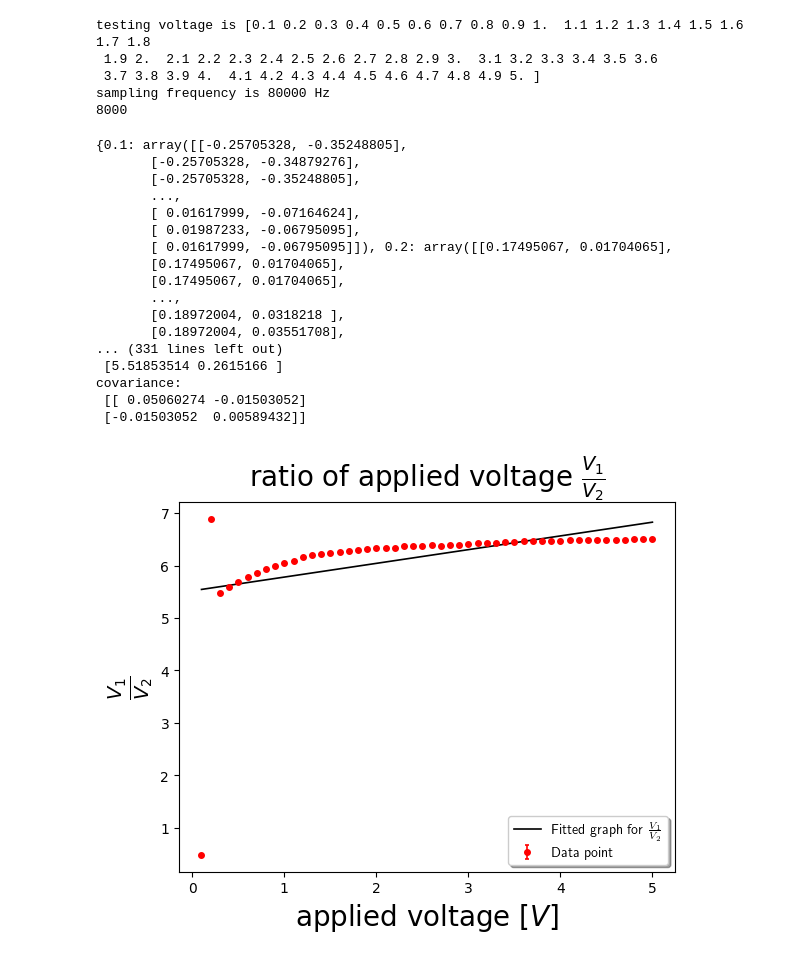
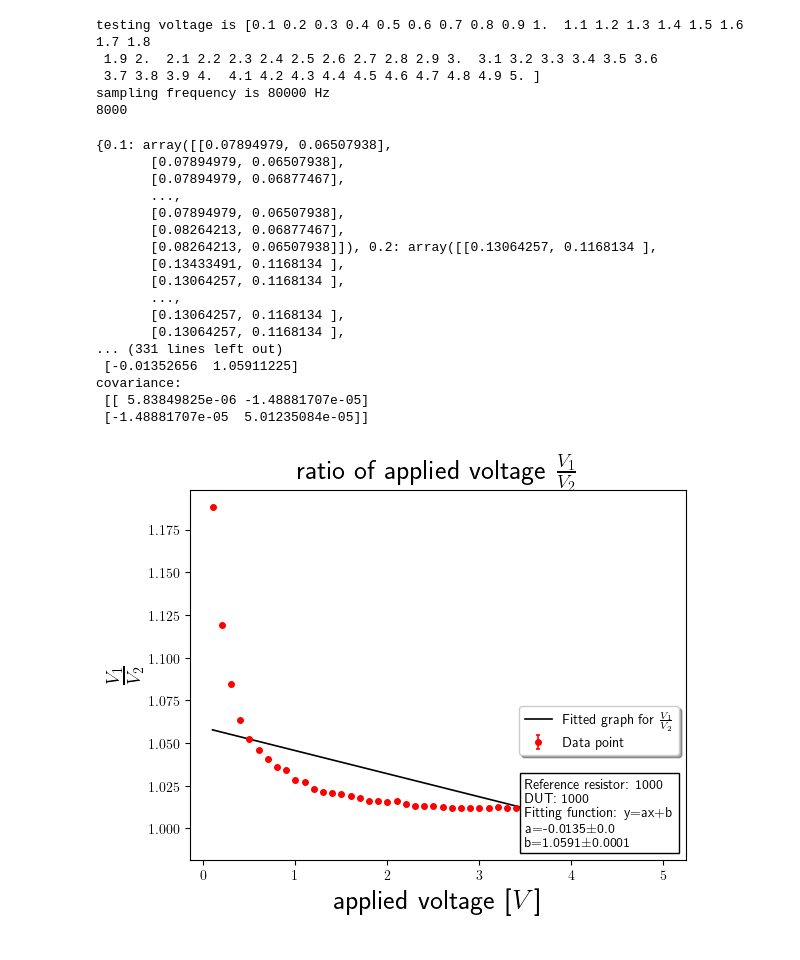
Before and after one commit to Chwanhee/ErrorAnalysis, a Jupyter notebook: step_1/step_1_1/step_1_1.ipynb, the cells around one changed output. Cells and saved outputs as stored; diff of their text form; code cells hidden in the pictures.

```diff
--- a/step_1/step_1_1/step_1_1.ipynb
+++ b/step_1/step_1_1/step_1_1.ipynb
@@ -14,7 +14,7 @@ zoroku = ad2.connect(0)      # connect to first(0th) ad2, give it the name 'zoro
 # Set the measurement parameters.
 
 res1 = 1000 # Values of the resistances in Ohms.
-res2 = 510
+res2 = 1000
 
 def prepare_measurement(inpt,hertz,points,settingoffset):
     ad2.config_wavegen(
@@ -64,7 +64,7 @@ for volt in n_volt:
 
         # Cheong SY. gives time to stabilise the signal,
         # but we shall ignore this step and analyse the impact of this.
-        time.sleep(0.1)
+        time.sleep(1)
 
         t, v0, v1 = ad2.measure_oscilloscope(zoroku)
         voltage = volt*np.ones(np.size(t))
@@ -72,7 +72,7 @@ for volt in n_volt:
         output = np.transpose(a)
         input_dict[round(volt,2)]=output
         ad2.stop_wavegen(zoroku, channel=0)
-with open("series_resistances.pkl","wb") as handle:
+with open("step1_ex1_res_"+str(res2)+'.pkl',"wb") as handle:
     pickle.dump(input_dict,handle,protocol=pickle.HIGHEST_PROTOCOL)
 # %% [output]
 testing voltage is [0.1 0.2 0.3 0.4 0.5 0.6 0.7 0.8 0.9 1.  1.1 1.2 1.3 1.4 1.5 1.6 1.7 1.8
@@ -84,7 +84,8 @@ sampling frequency is 80000 Hz
 import numpy as np
 from scipy.optimize import curve_fit
 import matplotlib.pyplot as plt
-with open("series_resistances.pkl","rb") as handle:
+import matplotlib
+with open("step1_ex1_res_"+str(res2)+'.pkl',"rb") as handle:
     A = pickle.load(handle)
 print(A)
 n = len(A)      # number of voltage
@@ -106,7 +107,7 @@ y = D[1]
 stdv = D[2]
 
 def func(x, A, B):
-    return A+ x*B
+    return A*x+ B
 
 popt, pcov = curve_fit(func, x, y)
 print("params:\n", popt)
@@ -118,47 +119,48 @@ fig, ax = plt.subplots()
 ax.plot(x, func(x, a, b),
     linestyle="-",
     linewidth=1.2,
     color="k",
     label=r"Fitted graph for $\frac{V_1}{V_2}$")
 
 ax.errorbar(x, y, yerr=stdv,
     marker='o',
     markersize=4,
     linestyle="None",
     elinewidth=1.2,
     capsize=1.5,
     capthick=1.2,
     color="r",
     label="Data point")
-textstr = 'reference resistor: '+str()
-textbox = plt.offsetbox.AnchoredText(textstr, loc=1)
+textstr = 'Reference resistor: '+str(res1)+'\nDUT: '+str(res2)+'\nFitting function: y=ax+b'+'\na='+str(round(popt[0], 4))+r'$\pm$'+str(round(pcov[0][0], 4))+'\nb='+str(round(popt[1], 4))+r'$\pm$'+str(round(pcov[1][1], 4))
+textbox = matplotlib.offsetbox.AnchoredText(textstr, loc='lower right')
 ax.add_artist(textbox)
 
 plt.rc('text', usetex = True)
 #plt.xkcd()
 plt.title(r'ratio of applied voltage $\frac{V_1}{V_2}$', fontsize = 20)
 
 plt.ylabel(r'$\frac{V_1}{V_2}$', fontsize = 20)
 plt.xlabel(r'applied voltage [$V$]', fontsize = 20)
-plt.legend(loc='best', fancybox=True, shadow=True)
+plt.legend(loc='center right', bbox_to_anchor=(1, 0.35) ,fancybox=True, shadow=True)
 plt.grid(False)
+plt.savefig("step1_ex1_res_"+str(res2)+'.png')
 plt.show()
 # %% [output]
-{0.1: array([[-0.25705328, -0.35248805],
-       [-0.25705328, -0.34879276],
-       [-0.25705328, -0.35248805],
+{0.1: array([[0.07894979, 0.06507938],
+       [0.07894979, 0.06507938],
+       [0.07894979, 0.06877467],
        ...,
-       [ 0.01617999, -0.07164624],
-       [ 0.01987233, -0.06795095],
-       [ 0.01617999, -0.06795095]]), 0.2: array([[0.17495067, 0.01704065],
-       [0.17495067, 0.01704065],
-       [0.17495067, 0.01704065],
+       [0.07894979, 0.06507938],
+       [0.08264213, 0.06877467],
+       [0.08264213, 0.06507938]]), 0.2: array([[0.13064257, 0.1168134 ],
+       [0.13433491, 0.1168134 ],
+       [0.13064257, 0.1168134 ],
        ...,
-       [0.18972004, 0.0318218 ],
-       [0.18972004, 0.03551708],
+       [0.13064257, 0.1168134 ],
+       [0.13064257, 0.1168134 ],
 ... (331 lines left out)
- [5.51853514 0.2615166 ]
+ [-0.01352656  1.05911225]
 covariance:
- [[ 0.05060274 -0.01503052]
- [-0.01503052  0.00589432]]
+ [[ 5.83849825e-06 -1.48881707e-05]
+ [-1.48881707e-05  5.01235084e-05]]
-[figure, old version]
+[figure, new version]
```
Also changed, not shown: parts of 1 cell of this notebook, 4 other files.
